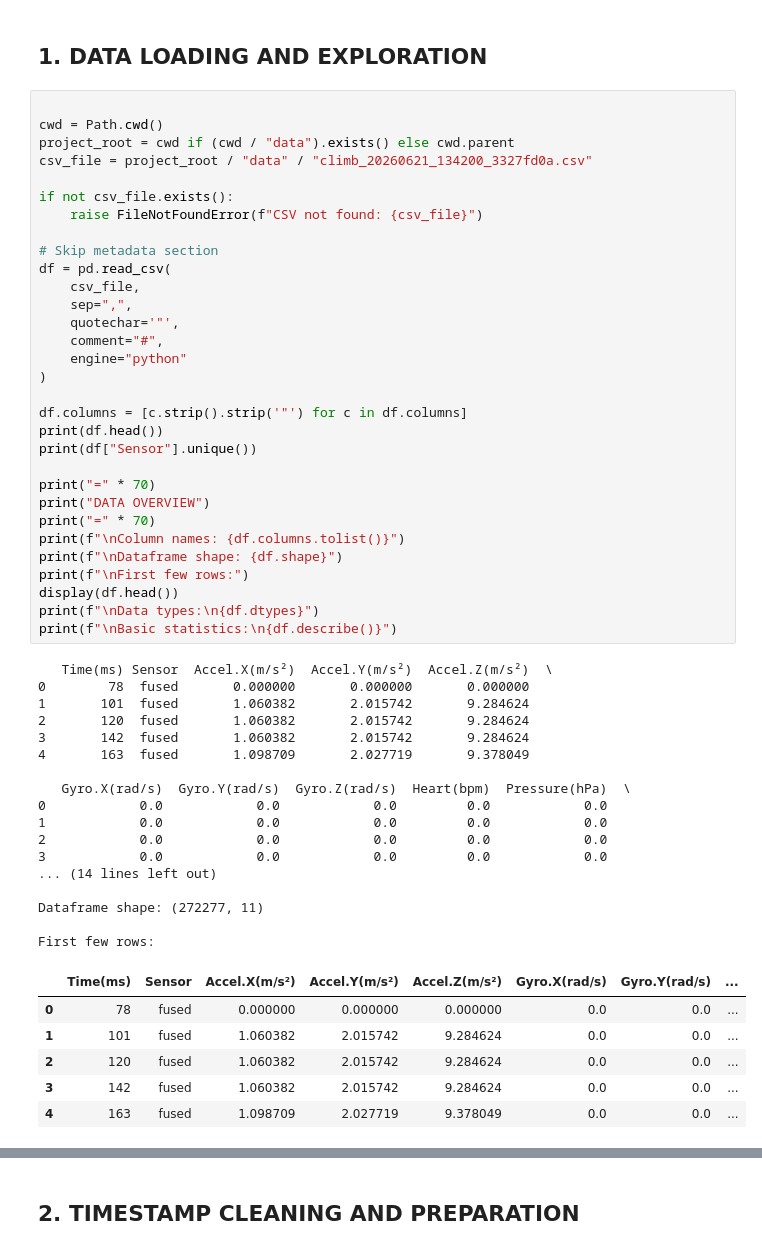
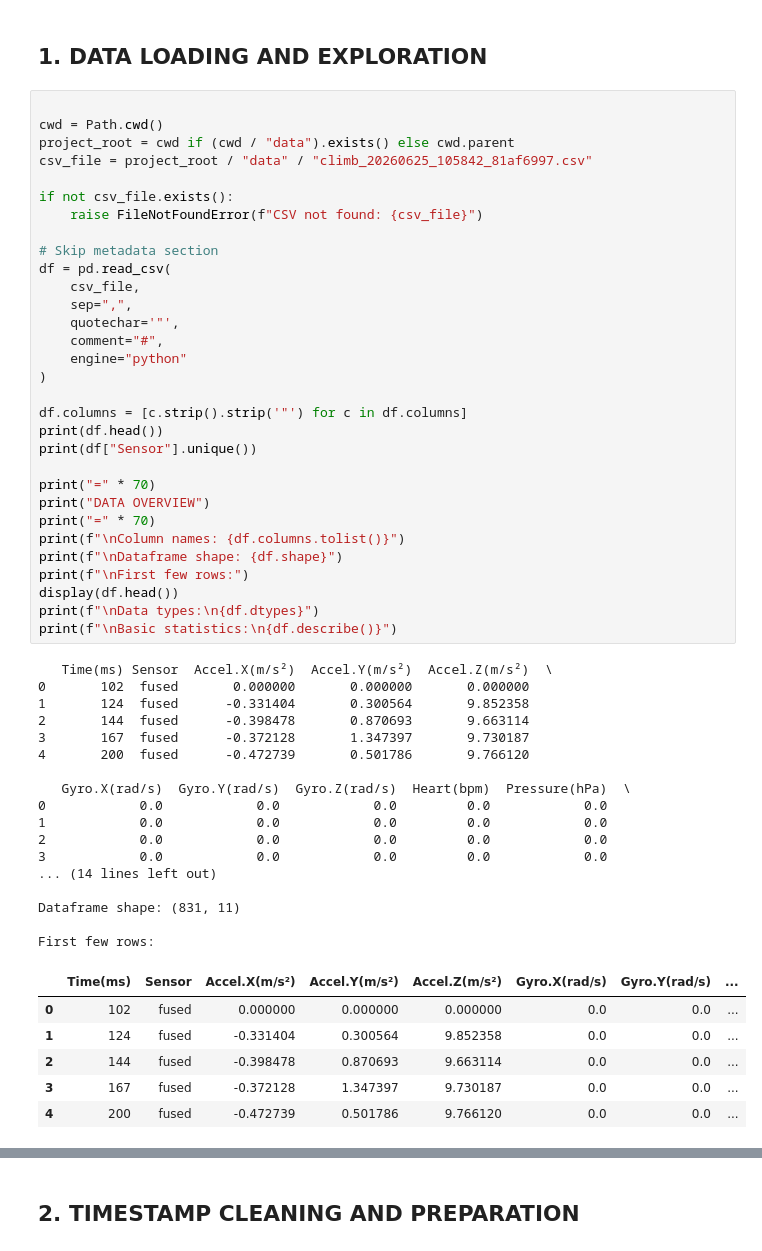
Before and after one commit to JoshuaIsph/ClimbSync_data_analysis, a Jupyter notebook: notebooks/Sampling_Analysis_Notebook.ipynb, the cells around one changed output, grey strips where cells are left out. Cells and saved outputs as stored; diff of their text form.

```diff
--- a/notebooks/Sampling_Analysis_Notebook.ipynb
+++ b/notebooks/Sampling_Analysis_Notebook.ipynb
@@ -19,7 +19,7 @@ from pathlib import Path
 
 cwd = Path.cwd()
 project_root = cwd if (cwd / "data").exists() else cwd.parent
-csv_file = project_root / "data" / "climb_20260621_134200_3327fd0a.csv"
+csv_file = project_root / "data" / "climb_20260625_105842_81af6997.csv"
 
 if not csv_file.exists():
     raise FileNotFoundError(f"CSV not found: {csv_file}")
@@ -32,44 +32,44 @@ df = pd.read_csv(
     comment="#",
     engine="python"
 )
 
 df.columns = [c.strip().strip('"') for c in df.columns]
 print(df.head())
 print(df["Sensor"].unique())
 
 print("=" * 70)
 print("DATA OVERVIEW")
 print("=" * 70)
 print(f"\nColumn names: {df.columns.tolist()}")
 print(f"\nDataframe shape: {df.shape}")
 print(f"\nFirst few rows:")
 display(df.head())
 print(f"\nData types:\n{df.dtypes}")
 print(f"\nBasic statistics:\n{df.describe()}")
 # %% [output]
    Time(ms) Sensor  Accel.X(m/s²)  Accel.Y(m/s²)  Accel.Z(m/s²)  \
-0        78  fused       0.000000       0.000000       0.000000
-1       101  fused       1.060382       2.015742       9.284624
-2       120  fused       1.060382       2.015742       9.284624
-3       142  fused       1.060382       2.015742       9.284624
-4       163  fused       1.098709       2.027719       9.378049
+0       102  fused       0.000000       0.000000       0.000000
+1       124  fused      -0.331404       0.300564       9.852358
+2       144  fused      -0.398478       0.870693       9.663114
+3       167  fused      -0.372128       1.347397       9.730187
+4       200  fused      -0.472739       0.501786       9.766120
 
    Gyro.X(rad/s)  Gyro.Y(rad/s)  Gyro.Z(rad/s)  Heart(bpm)  Pressure(hPa)  \
 0            0.0            0.0            0.0         0.0            0.0
 1            0.0            0.0            0.0         0.0            0.0
 2            0.0            0.0            0.0         0.0            0.0
 3            0.0            0.0            0.0         0.0            0.0
 ... (14 lines left out)
 
-Dataframe shape: (272277, 11)
+Dataframe shape: (831, 11)
 
 First few rows:
 |  | Time(ms) | Sensor | Accel.X(m/s²) | Accel.Y(m/s²) | Accel.Z(m/s²) | Gyro.X(rad/s) | Gyro.Y(rad/s) | ... |
-| 0 | 78 | fused | 0.000000 | 0.000000 | 0.000000 | 0.0 | 0.0 | ... |
-| 1 | 101 | fused | 1.060382 | 2.015742 | 9.284624 | 0.0 | 0.0 | ... |
-| 2 | 120 | fused | 1.060382 | 2.015742 | 9.284624 | 0.0 | 0.0 | ... |
-| 3 | 142 | fused | 1.060382 | 2.015742 | 9.284624 | 0.0 | 0.0 | ... |
-| 4 | 163 | fused | 1.098709 | 2.027719 | 9.378049 | 0.0 | 0.0 | ... |
+| 0 | 102 | fused | 0.000000 | 0.000000 | 0.000000 | 0.0 | 0.0 | ... |
+| 1 | 124 | fused | -0.331404 | 0.300564 | 9.852358 | 0.0 | 0.0 | ... |
+| 2 | 144 | fused | -0.398478 | 0.870693 | 9.663114 | 0.0 | 0.0 | ... |
+| 3 | 167 | fused | -0.372128 | 1.347397 | 9.730187 | 0.0 | 0.0 | ... |
+| 4 | 200 | fused | -0.472739 | 0.501786 | 9.766120 | 0.0 | 0.0 | ... |
 Data types:
 Time(ms)           int64
 Sensor            object
```
Also changed, not shown: parts of 8 cells of this notebook, 3 other files.
